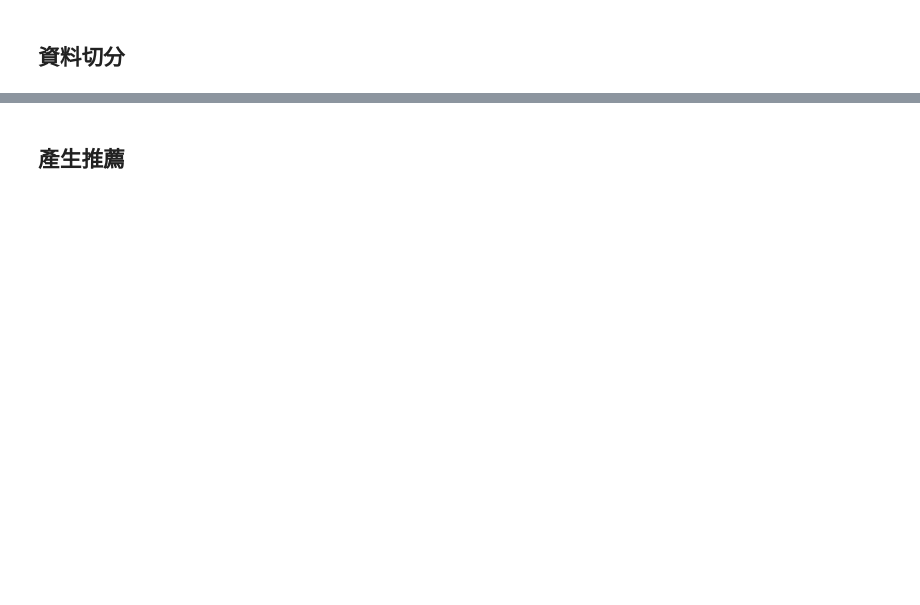
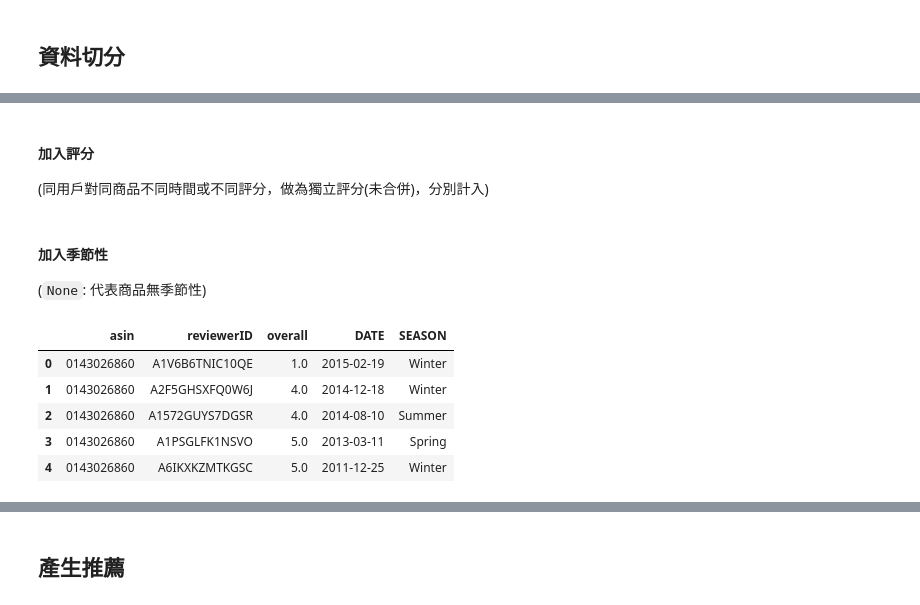
Before and after one commit to yeha98555/data-course-sample, a Jupyter notebook: S5/A6_cf-surprise.ipynb, the cells around one changed output, grey strips where cells are left out. Drawn from its saved outputs; the diff is of its cells as text; code cells hidden in the pictures; blank space fills up the shorter version.

```diff
--- a/S5/A6_cf-surprise.ipynb
+++ b/S5/A6_cf-surprise.ipynb
@@ -63,0 +85,7 @@ users = list(ratings_testings_by_user.keys())
+# %%
+metadata_tmp = metadata.copy()
+
+ratings_trainings_tmp = ratings_trainings.copy()
+ratings_testings_tmp = ratings_testings.copy()
+
+users_testing_tmp = users.copy()
@@ -63,0 +214,3 @@ users = list(ratings_testings_by_user.keys())
+# %% [markdown]
+#### 加入評分
+(同用戶對同商品不同時間或不同評分，做為獨立評分(未合併)，分別計入)
@@ -63,0 +230,28 @@ users = list(ratings_testings_by_user.keys())
+# %% [markdown]
+#### 加入季節性
+(`None`: 代表商品無季節性)
+# %%
+def MonthToSeason(x):
+    global season
+    if x == 3 or x == 4 or x == 5:
+         season = "Spring"
+    elif x == 6 or x == 7 or x == 8:
+         season = "Summer"
+    elif x == 9 or x == 10 or x == 11:
+         season = "Autumn"
+    elif x == 12 or x == 1 or x == 2:
+         season = "Winter"
+    else:
+         season = np.nan
+    return season
+
+tmp_data = ratings_trainings_tmp.drop('unixReviewTime', axis=1)
+tmp_data['SEASON'] = tmp_data['DATE'].dt.month.apply(lambda x : MonthToSeason(x))
+tmp_data.head()
+# %% [output]
+|  | asin | reviewerID | overall | DATE | SEASON |
+| 0 | 0143026860 | A1V6B6TNIC10QE | 1.0 | 2015-02-19 | Winter |
+| 1 | 0143026860 | A2F5GHSXFQ0W6J | 4.0 | 2014-12-18 | Winter |
+| 2 | 0143026860 | A1572GUYS7DGSR | 4.0 | 2014-08-10 | Summer |
+| 3 | 0143026860 | A1PSGLFK1NSVO | 5.0 | 2013-03-11 | Spring |
+| 4 | 0143026860 | A6IKXKZMTKGSC | 5.0 | 2011-12-25 | Winter |
```
Also changed, not shown: parts of 54 cells of this notebook.
